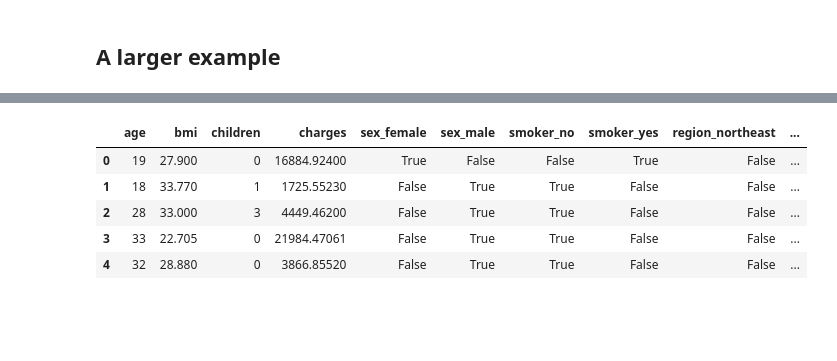
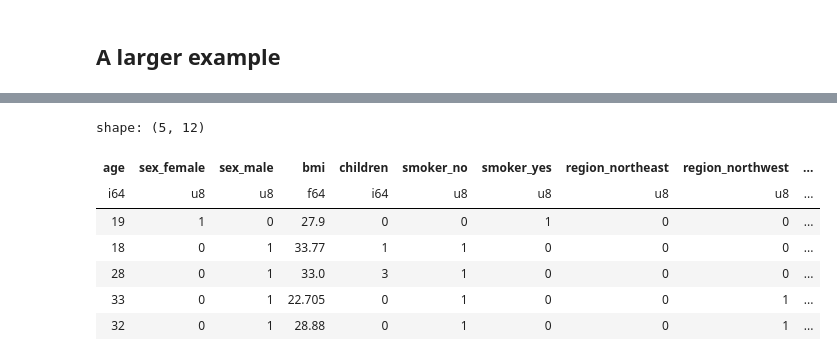
Before and after one commit to Glockrover/LearnTensorFlow, a Jupyter notebook: Neural_Network_Regression.ipynb, the cells around one changed output, grey strips where cells are left out. Saved outputs shown, nothing was run; the diff lists cells and outputs as text; code cells hidden in the pictures; blank space fills up the shorter version.

```diff
--- a/Neural_Network_Regression.ipynb
+++ b/Neural_Network_Regression.ipynb
@@ -563,6 +563,6 @@ import matplotlib.pyplot as plt
 import numpy as np
 # %%
 # Read in the insurance dataset
-insurance = pd.read_csv("https://raw.githubusercontent.com/stedy/Machine-Learning-with-R-datasets/refs/heads/master/insurance.csv")
+insurance = pl.read_csv("https://raw.githubusercontent.com/stedy/Machine-Learning-with-R-datasets/refs/heads/master/insurance.csv")
 insurance
 # %% [output]
@@ -582,12 +583,14 @@ insurance
 # %%
 
-insurance_onehot = pd.get_dummies(insurance)
+insurance_onehot = insurance.to_dummies(["sex", "smoker","region" ])
 insurance_onehot.head()
 # %% [output]
+shape: (5, 12)
-|  | age | bmi | children | charges | sex_female | sex_male | smoker_no | smoker_yes | region_northeast | ... |
-| 0 | 19 | 27.900 | 0 | 16884.92400 | True | False | False | True | False | ... |
-| 1 | 18 | 33.770 | 1 | 1725.55230 | False | True | True | False | False | ... |
-| 2 | 28 | 33.000 | 3 | 4449.46200 | False | True | True | False | False | ... |
-| 3 | 33 | 22.705 | 0 | 21984.47061 | False | True | True | False | False | ... |
-| 4 | 32 | 28.880 | 0 | 3866.85520 | False | True | True | False | False | ... |
+| age | sex_female | sex_male | bmi | children | smoker_no | smoker_yes | region_northeast | region_northwest | ... |
+| i64 | u8 | u8 | f64 | i64 | u8 | u8 | u8 | u8 | ... |
+| 19 | 1 | 0 | 27.9 | 0 | 0 | 1 | 0 | 0 | ... |
+| 18 | 0 | 1 | 33.77 | 1 | 1 | 0 | 0 | 0 | ... |
+| 28 | 0 | 1 | 33.0 | 3 | 1 | 0 | 0 | 0 | ... |
+| 33 | 0 | 1 | 22.705 | 0 | 1 | 0 | 0 | 1 | ... |
+| 32 | 0 | 1 | 28.88 | 0 | 1 | 0 | 0 | 1 | ... |
 # %%
```
Also changed, not shown: parts of 7 cells of this notebook.
